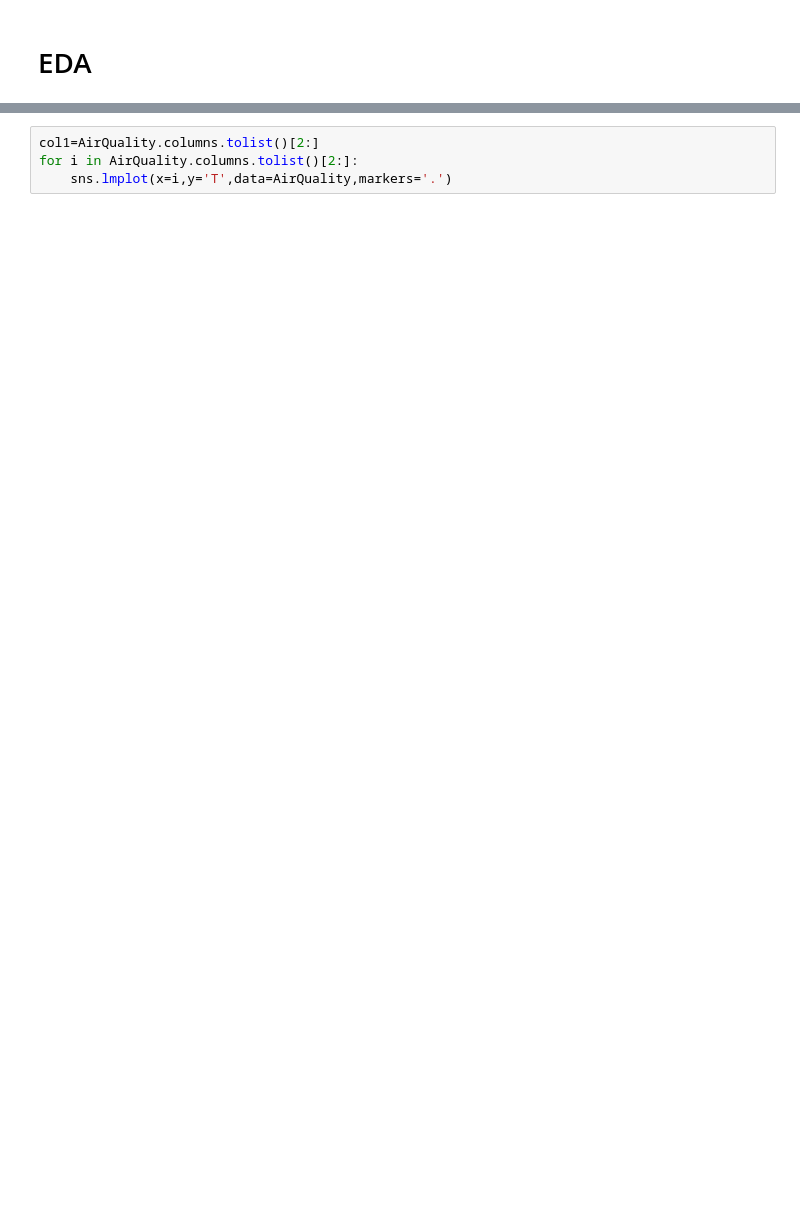
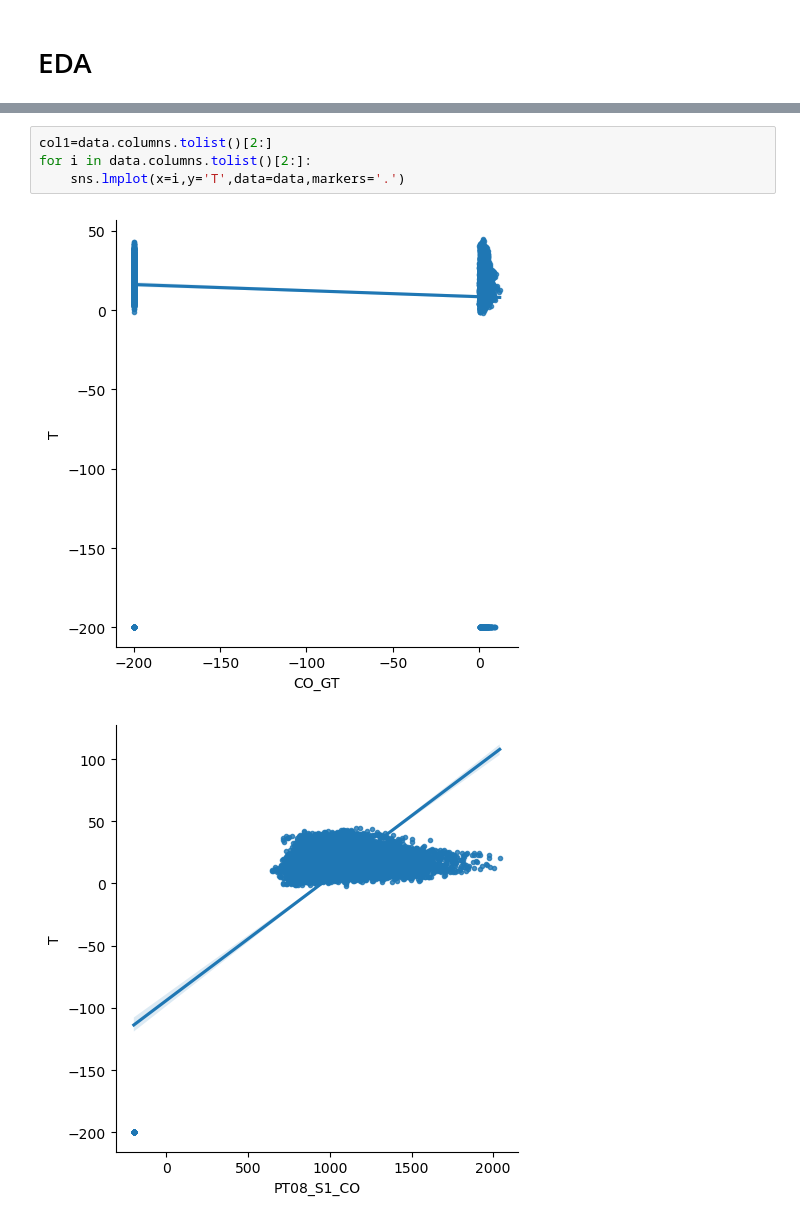
Before and after one commit to ubco-W2022T1-cosc301/project-group38, a Jupyter notebook: notebooks/analysis2(abhiek).ipynb, the cells around one changed output, grey strips where cells are left out. Drawn from its saved outputs; the diff is of its cells as text; blank space fills up the shorter version.

```diff
--- a/notebooks/analysis2(abhiek).ipynb
+++ b/notebooks/analysis2(abhiek).ipynb
@@ -139,4 +107,7 @@ AirQuality.corr()
 # %%
-col1=AirQuality.columns.tolist()[2:]
-for i in AirQuality.columns.tolist()[2:]:
-    sns.lmplot(x=i,y='T',data=AirQuality,markers='.')
+col1=data.columns.tolist()[2:]
+for i in data.columns.tolist()[2:]:
+    sns.lmplot(x=i,y='T',data=data,markers='.')
+# %% [output]
+[figure, added]
+[figure, added]
```
Also changed, not shown: parts of 10 cells of this notebook, 1 other file.
